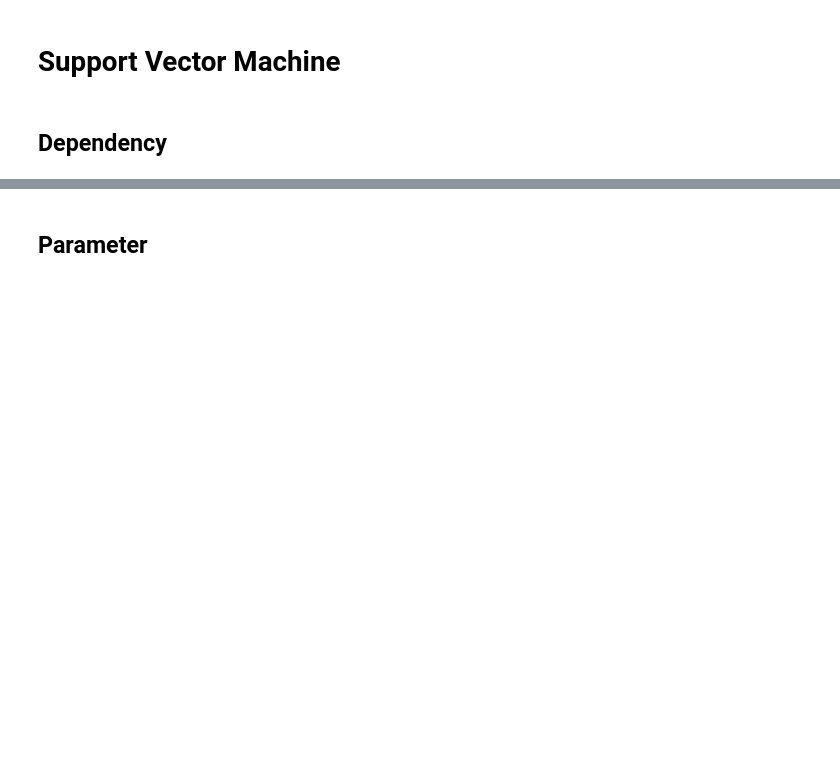
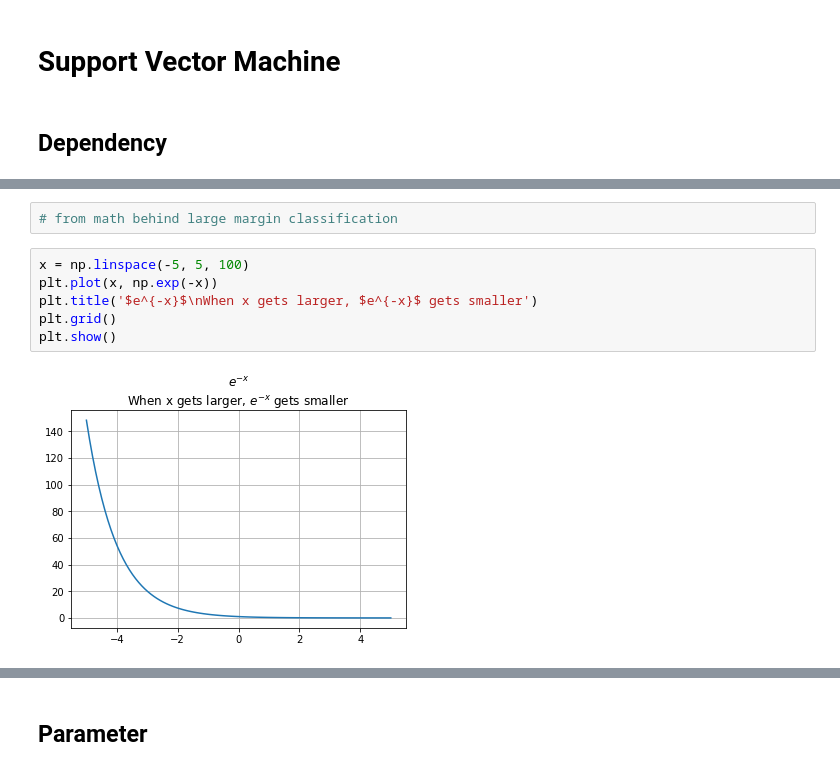
Before and after one commit to yukikitayama/machine-learning, a Jupyter notebook: notebook/support_vector_machine.ipynb, the cells around one changed output, grey strips where cells are left out. Drawn from its saved outputs; the diff is of its cells as text; blank space fills up the shorter version.

```diff
--- a/notebook/support_vector_machine.ipynb
+++ b/notebook/support_vector_machine.ipynb
@@ -13,0 +86,10 @@ pd.set_option('expand_frame_repr', False)
+# %%
+# from math behind large margin classification
+# %%
+x = np.linspace(-5, 5, 100)
+plt.plot(x, np.exp(-x))
+plt.title('$e^{-x}$\nWhen x gets larger, $e^{-x}$ gets smaller')
+plt.grid()
+plt.show()
+# %% [output]
+[figure, added]
```
Also changed, not shown: parts of 6 cells of this notebook, 2 other files.
